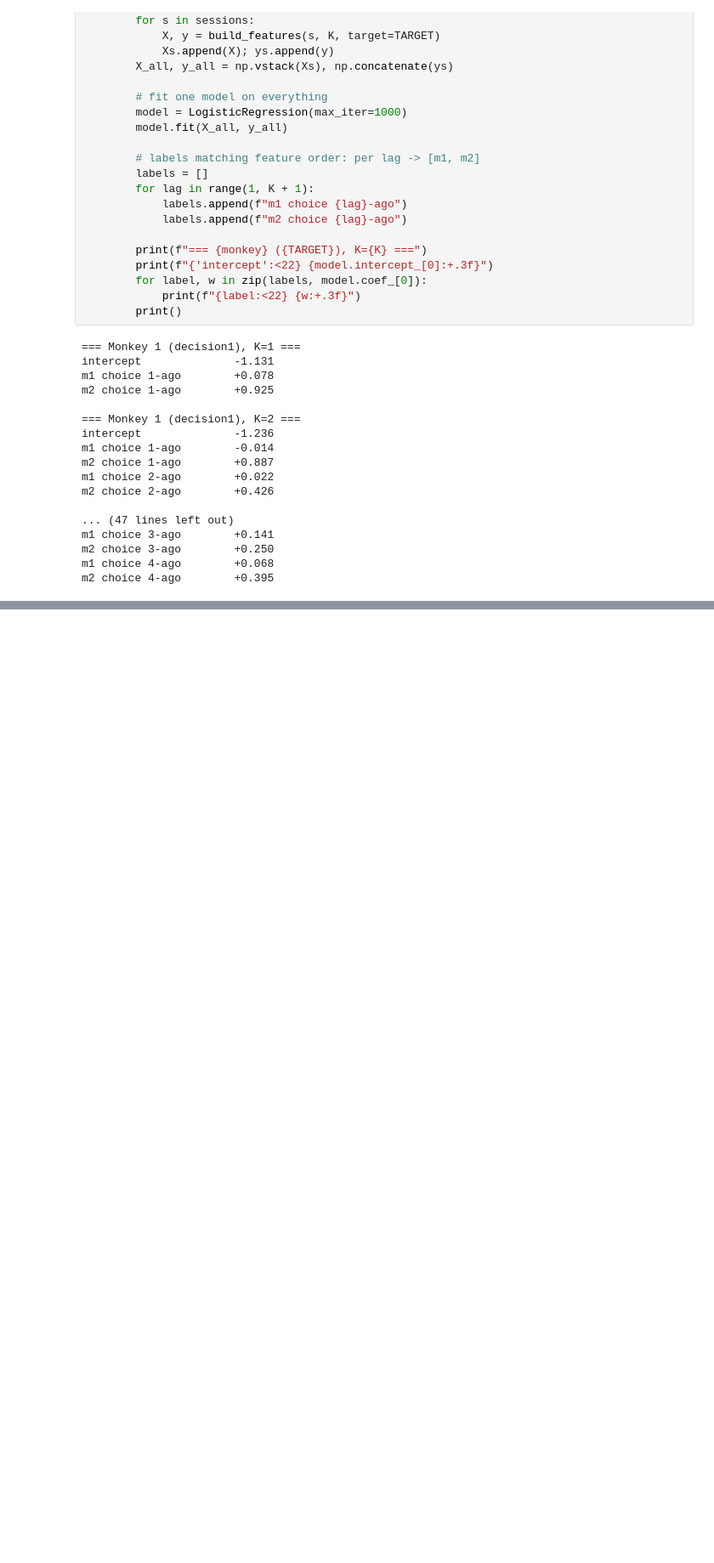
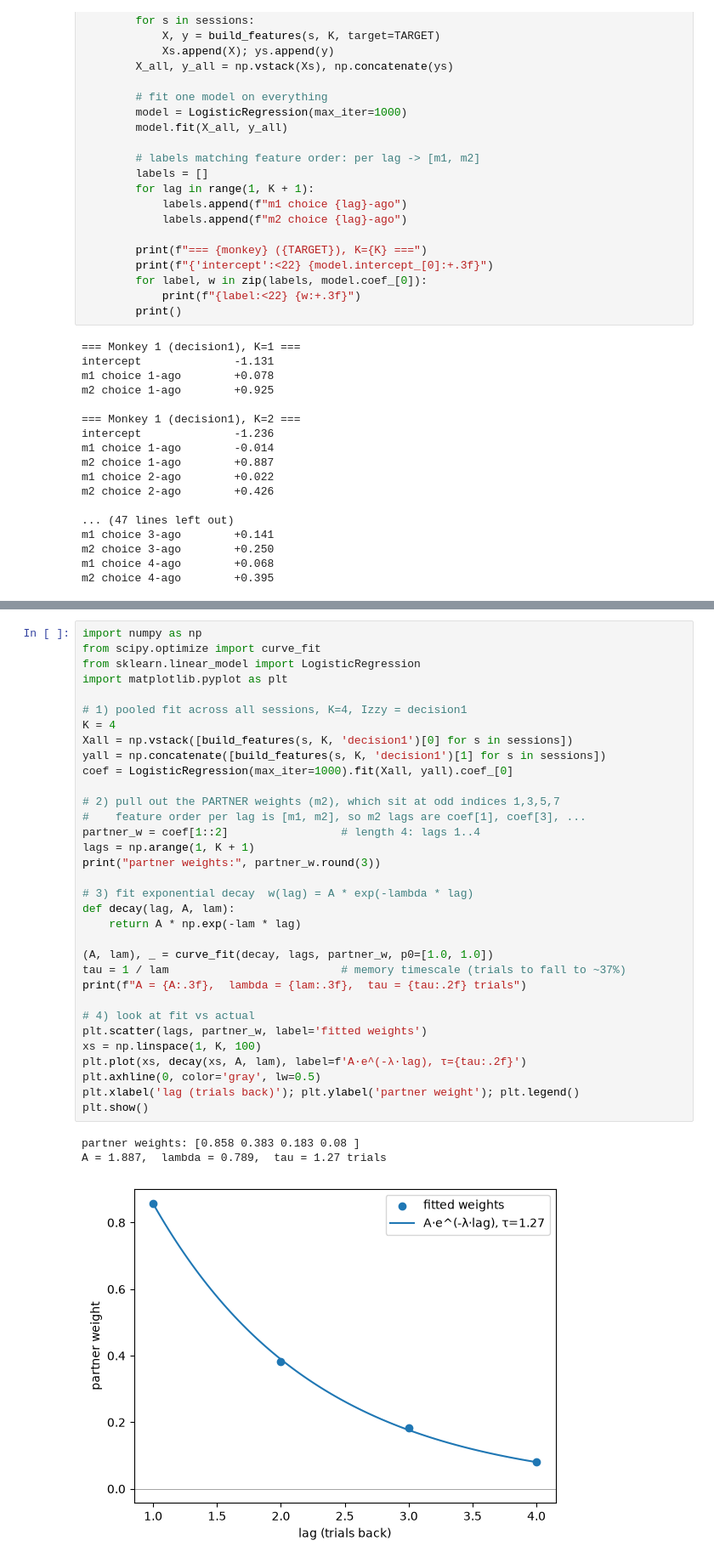
Before and after one commit to aaronwniu/haroush-lab-project, a Jupyter notebook: iPD_behavior_basic.ipynb, the cells around one changed output, grey strips where cells are left out. Shown at 85% size. Saved outputs shown, nothing was run; the diff lists cells and outputs as text; blank space fills up the shorter version.

Commit message:
decay function testing

```diff
--- a/iPD_behavior_basic.ipynb
+++ b/iPD_behavior_basic.ipynb
@@ -212,0 +241,37 @@ m2 choice 4-ago        +0.395
+# %%
+import numpy as np
+from scipy.optimize import curve_fit
+from sklearn.linear_model import LogisticRegression
+import matplotlib.pyplot as plt
+
+# 1) pooled fit across all sessions, K=4, Izzy = decision1
+K = 4
+Xall = np.vstack([build_features(s, K, 'decision1')[0] for s in sessions])
+yall = np.concatenate([build_features(s, K, 'decision1')[1] for s in sessions])
+coef = LogisticRegression(max_iter=1000).fit(Xall, yall).coef_[0]
+
+# 2) pull out the PARTNER weights (m2), which sit at odd indices 1,3,5,7
+#    feature order per lag is [m1, m2], so m2 lags are coef[1], coef[3], ...
+partner_w = coef[1::2]                 # length 4: lags 1..4
+lags = np.arange(1, K + 1)
+print("partner weights:", partner_w.round(3))
+
+# 3) fit exponential decay  w(lag) = A * exp(-lambda * lag)
+def decay(lag, A, lam):
+    return A * np.exp(-lam * lag)
+
+(A, lam), _ = curve_fit(decay, lags, partner_w, p0=[1.0, 1.0])
+tau = 1 / lam                          # memory timescale (trials to fall to ~37%)
+print(f"A = {A:.3f},  lambda = {lam:.3f},  tau = {tau:.2f} trials")
+
+# 4) look at fit vs actual
+plt.scatter(lags, partner_w, label='fitted weights')
+xs = np.linspace(1, K, 100)
+plt.plot(xs, decay(xs, A, lam), label=f'A·e^(-λ·lag), τ={tau:.2f}')
+plt.axhline(0, color='gray', lw=0.5)
+plt.xlabel('lag (trials back)'); plt.ylabel('partner weight'); plt.legend()
+plt.show()
+# %% [output]
+partner weights: [0.858 0.383 0.183 0.08 ]
+A = 1.887,  lambda = 0.789,  tau = 1.27 trials
+[figure, added]
```
Also changed, not shown: parts of 5 cells of this notebook.
